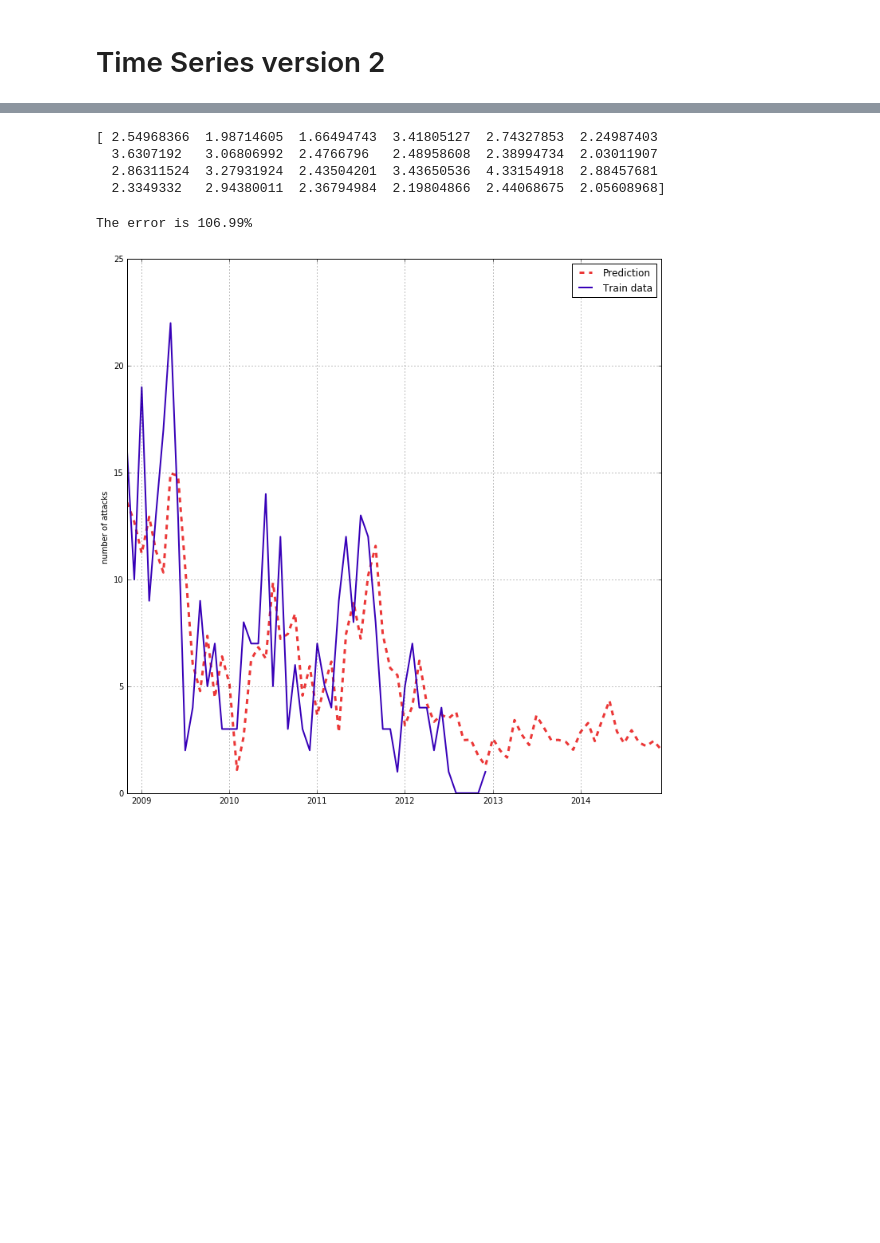
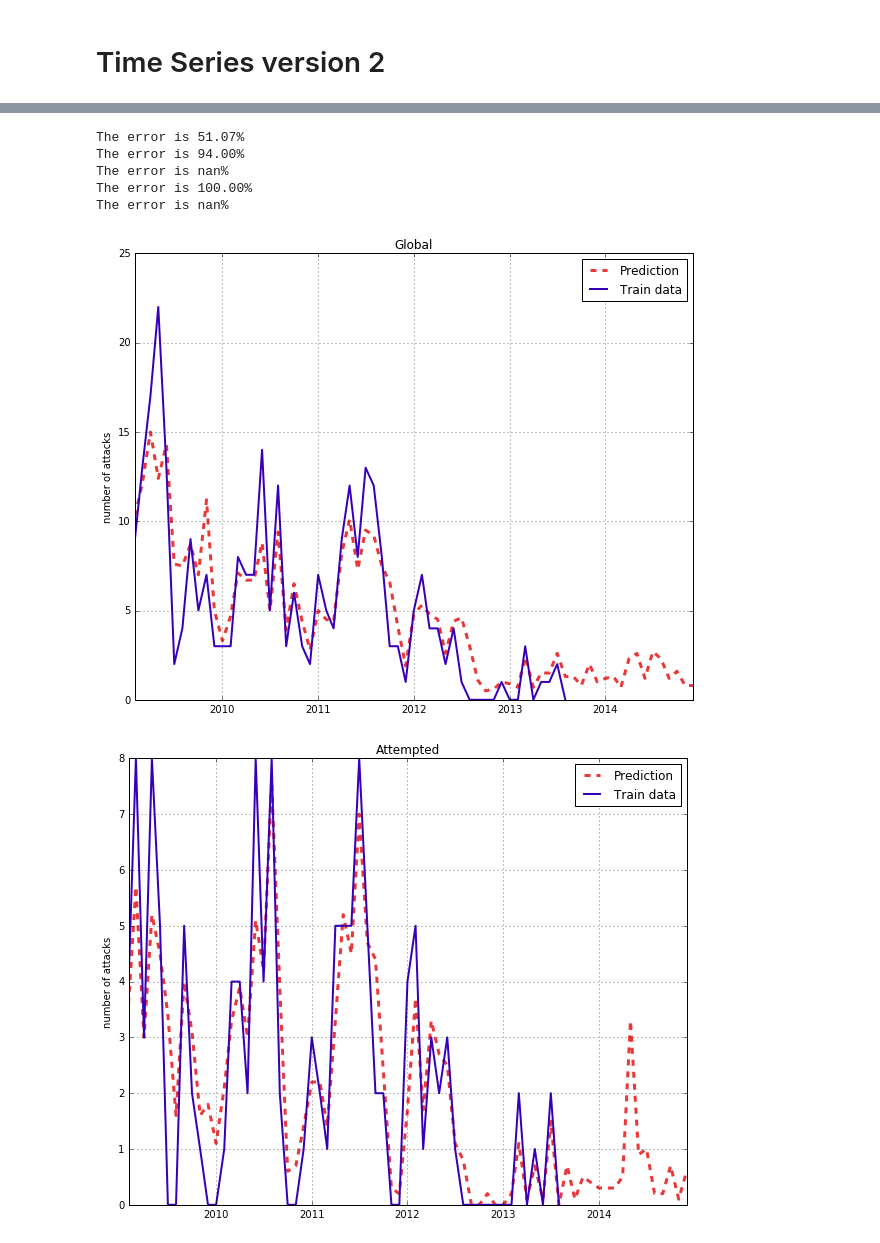
Before and after one commit to ifrebault/PiracyAttackPrediction, a Jupyter notebook: Machine_learning/ML.prediction.global.ipynb, the cells around one changed output, grey strips where cells are left out. Cells and saved outputs as stored; diff of their text form; code cells hidden in the pictures; blank space fills up the shorter version.

Commit message:
prediction global

```diff
--- a/Machine_learning/ML.prediction.global.ipynb
+++ b/Machine_learning/ML.prediction.global.ipynb
@@ -174,43 +221,57 @@ LinearRegression(copy_X=True, fit_intercept=True, n_jobs=1, normalize=True)
-# %%
-prediction_error=regressor.predict(X[m:])
-prediction_error[prediction_error < 0] = 0
-print prediction_error
-# %% [output]
-[ 2.54968366  1.98714605  1.66494743  3.41805127  2.74327853  2.24987403
-  3.6307192   3.06806992  2.4766796   2.48958608  2.38994734  2.03011907
-  2.86311524  3.27931924  2.43504201  3.43650536  4.33154918  2.88457681
-  2.3349332   2.94380011  2.36794984  2.19804866  2.44068675  2.05608968]
+# %%
+m = 55 # number of samples to take in account
+def getPrediction(X,y):
+    #regressor = LinearRegression(normalize=True)
+    regressor=RandomForestRegressor()
+    regressor.fit(X[:m], y[:m])
+    predictions=regressor.predict(X)
+    predictionError=regressor.predict(X[m:])
+    predictions[predictions < 0] = 0
+
+    return predictions,predictionError
+
+predictionGlobal,predictionErrorGlobal=getPrediction(X,y)
+
+prediction_Attempted , predictionError_Attempted = getPrediction(X_Attempted,y_Attempted )
+prediction_Boarded , predictionError_Boarded = getPrediction(X_Boarded,y_Boarded)
+predictionGlobal_Fired , predictionError_Fired = getPrediction(X_Fired,y_Fired)
+predictionGlobal_Hijacked, predictionError_Hijacked = getPrediction(X_Hijacked,y_Hijacked)
 # %%
 def mape(ypred, ytrue):
     """ returns the mean absolute percentage error """
+    ypred[ypred < 0] = 0
     idx = ytrue != 0.0
     return 100*np.mean(np.abs(ypred[idx]-ytrue[idx])/ytrue[idx])
 
-print 'The error is %0.2f%%' % mape(prediction_error,y[m:])
+print 'The error is %0.2f%%' % mape(predictionErrorGlobal,y[m:])
+
+print 'The error is %0.2f%%' % mape(prediction_Attempted,y_Attempted[m:])
+print 'The error is %0.2f%%' % mape(predictionError_Boarded,y_Boarded[m:])
+print 'The error is %0.2f%%' % mape(predictionError_Fired,y_Fired[m:])
+print 'The error is %0.2f%%' % mape(predictionError_Hijacked,y_Hijacked[m:])
 # %% [output]
-The error is 106.99%
+The error is 51.07%
+The error is 94.00%
+The error is nan%
+The error is 100.00%
+The error is nan%
 # %%
-width = 12
-height = 12
-plt.figure(figsize=(12,12))
+def plotPrediction(prediction,y,title):
+    plt.figure(figsize=(10,8))
+    plt.plot(listDate[k:],prediction, '--', color='#EB3737', linewidth=3, label='Prediction')
+    plt.plot(listDate[k:k+m],y[:m], label='Train data', color='#3700B8', linewidth=2)
+    plt.grid(True)
+    plt.legend(loc='upper right')
+    plt.title(title)
+    plt.ylabel('number of attacks')
+    plt.show()
 
+plotPrediction(predictionGlobal,y,"Global")
 
-predictions=regressor.predict(X)
-predictions[predictions < 0] = 0
-#figure(figsize=(8,6))
-#plt(y, label='True demand', color='#377EB8', linewidth=2)
-plt.plot(listDate[k:],predictions, '--', color='#EB3737', linewidth=3, label='Prediction')
-plt.plot(listDate[k:k+m],y[:m], label='Train data', color='#3700B8', linewidth=2)
-plt.grid(True)
-
-#plt.xticks(arange(len(dates))[1::4],dates[1::4], rotation=45)
-#plt.xticks(x, rotation='vertical')
-#plt.xticks(labels, rotation='vertical')
-
-#plt.axis([2012, 2015, 0, max(y[:m])])
-#t = np.arange(2008, 2015, 1/12)
-plt.legend(loc='upper right')
-plt.ylabel('number of attacks')
-plt.show()
+plotPrediction(prediction_Attempted ,y_Attempted,"Attempted")
+plotPrediction(prediction_Boarded,y_Boarded,"Boarded")
+plotPrediction(predictionGlobal_Fired,y_Fired,"Fired")
+plotPrediction(predictionGlobal_Hijacked,y_Hijacked,"Hijacked")
 # %% [output]
-[figure, old version]
+[figure, new version]
+[figure, added]
```
Also changed, not shown: parts of 27 cells of this notebook, 3 other files.
